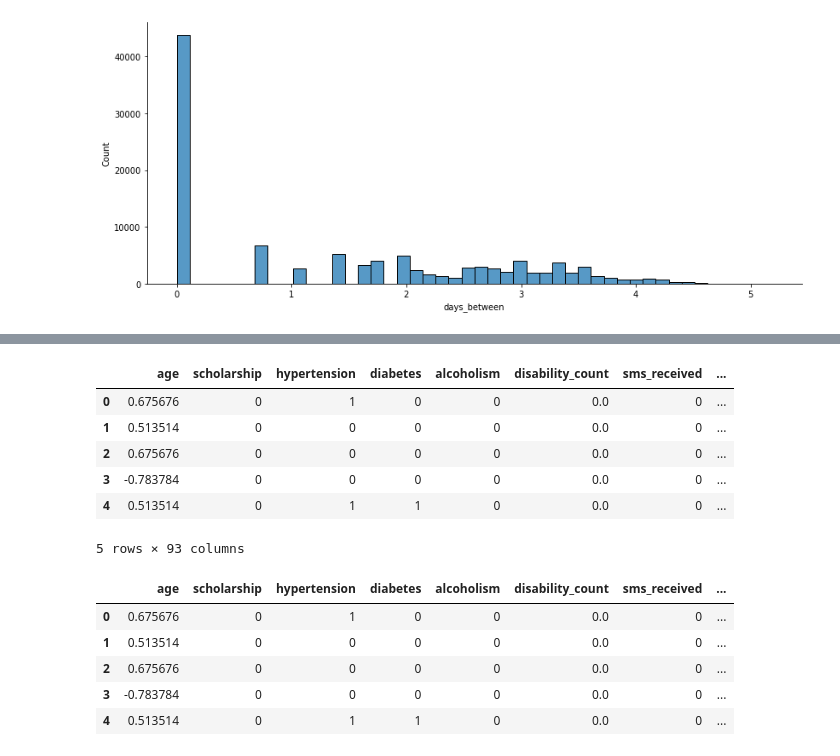
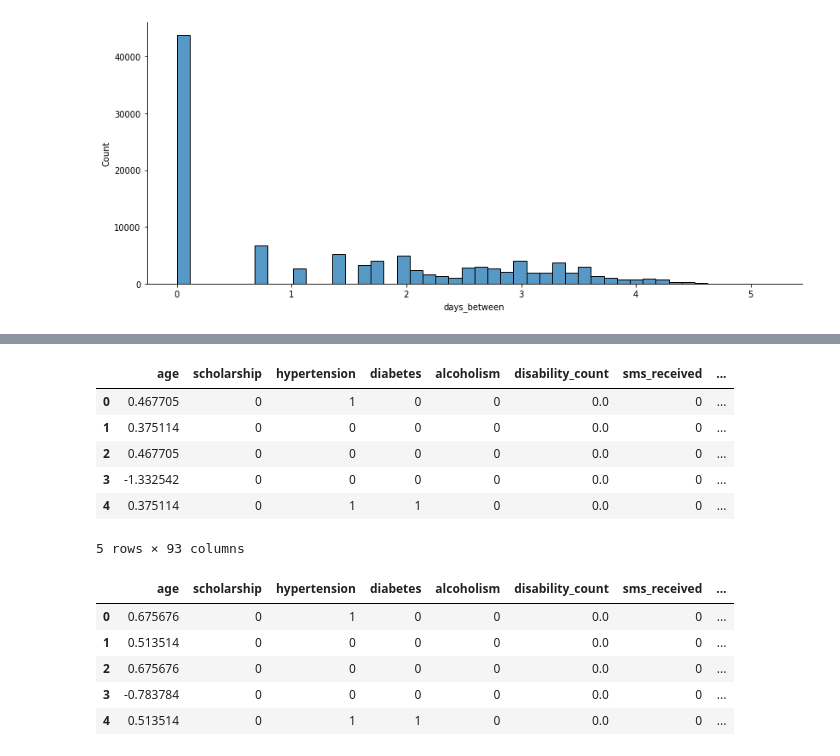
Before and after one commit to afbowman/UnsupervisedLearning, a Jupyter notebook: Capstone_Project.ipynb, the cells around one changed output, grey strips where cells are left out. Cells and saved outputs as stored; diff of their text form; code cells hidden in the pictures.

```diff
--- a/Capstone_Project.ipynb
+++ b/Capstone_Project.ipynb
@@ -855,5 +911,5 @@ array([0, 1], dtype=int64)
 # %%
-df_engineer = pd.get_dummies(df_engineer, ['gender', 'neighbourhood'])
+df_engineer = pd.get_dummies(df_engineer, ['gender', 'neighbourhood', 'age_range', 'days_range'])
 # %%
 df_engineer.info()
 # %% [output]
@@ -923,6 +963,6 @@ features.head()
 | 4 | 56 | 0 | 1 | 1 | 0 | 0 | 0 | ... |
 5 rows × 93 columns
 # %%
-# create a copy of the features where days_between will not be transformed
-features_skew = features.copy()
+# create a copy of the features where days_between, disability_count, and age will be transformed
+features_transformed = features.copy()
 # %%
@@ -930,5 +970,6 @@ plot_hist(features, 'days_between', 10)
 # %% [output]
 [figure]
 # %%
-features['days_between'] = features['days_between'].apply(lambda x: np.log(x + 1))
+skewed = ['age', 'days_between', 'disability_count']
+features_transformed[skewed] = features_transformed[skewed].apply(lambda x: np.log(x + 1))
 # %%
@@ -962,16 +986,16 @@ features[continuous_features]
 # %%
 continuous_features = ['age', 'days_between', 'disability_count']
-features[continuous_features] = robust_scaler.fit_transform(features[continuous_features])
 # %%
+features_transformed[continuous_features] = robust_scaler.fit_transform(features_transformed[continuous_features])
 features_scaled = pd.DataFrame(features)
 features_scaled.head()
 # %% [output]
 |  | age | scholarship | hypertension | diabetes | alcoholism | disability_count | sms_received | ... |
-| 0 | 0.675676 | 0 | 1 | 0 | 0 | 0.0 | 0 | ... |
-| 1 | 0.513514 | 0 | 0 | 0 | 0 | 0.0 | 0 | ... |
-| 2 | 0.675676 | 0 | 0 | 0 | 0 | 0.0 | 0 | ... |
-| 3 | -0.783784 | 0 | 0 | 0 | 0 | 0.0 | 0 | ... |
-| 4 | 0.513514 | 0 | 1 | 1 | 0 | 0.0 | 0 | ... |
+| 0 | 0.467705 | 0 | 1 | 0 | 0 | 0.0 | 0 | ... |
+| 1 | 0.375114 | 0 | 0 | 0 | 0 | 0.0 | 0 | ... |
+| 2 | 0.467705 | 0 | 0 | 0 | 0 | 0.0 | 0 | ... |
+| 3 | -1.332542 | 0 | 0 | 0 | 0 | 0.0 | 0 | ... |
+| 4 | 0.375114 | 0 | 1 | 1 | 0 | 0.0 | 0 | ... |
 5 rows × 93 columns
 # %%
 features_skew[continuous_features] = robust_scaler.fit_transform(features_skew[continuous_features])
```
Also changed, not shown: parts of 38 cells of this notebook.
